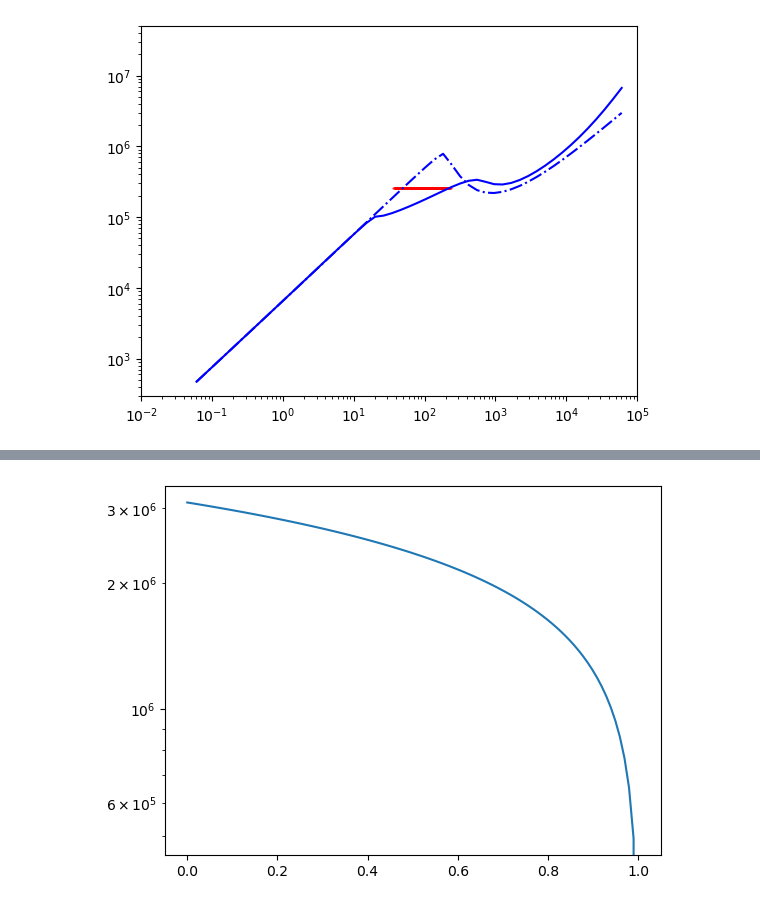
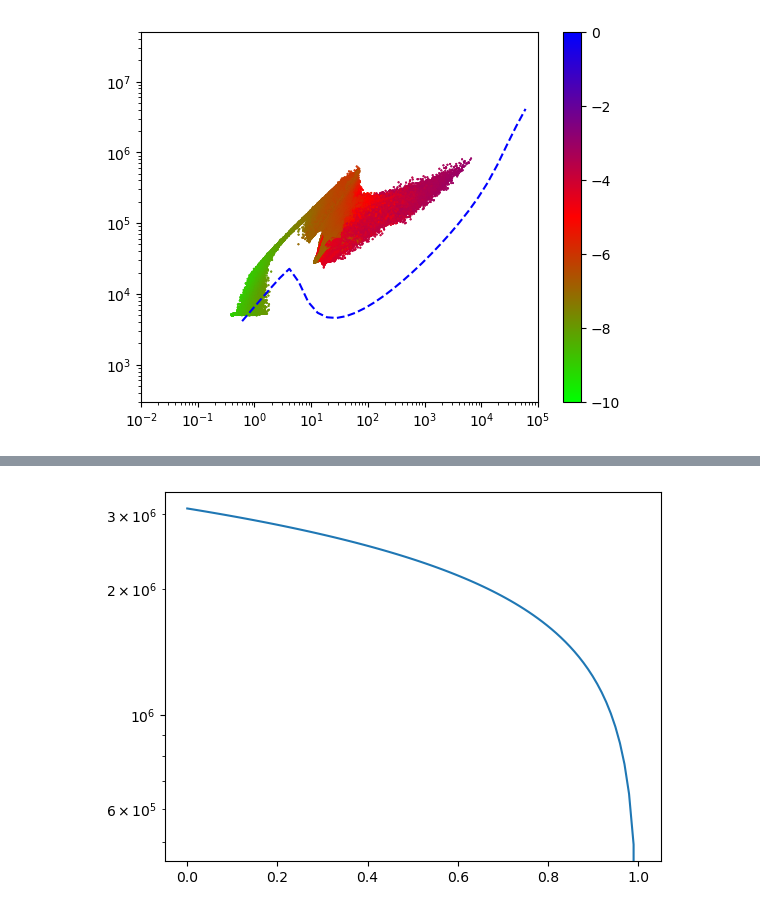
Before and after one commit to maedarn/code_tohoku, a Jupyter notebook: py/n-P-diagram_h5.ipynb, the cells around one changed output, grey strips where cells are left out. Saved outputs shown, nothing was run; the diff lists cells and outputs as text; code cells hidden in the pictures.

```diff
--- a/py/n-P-diagram_h5.ipynb
+++ b/py/n-P-diagram_h5.ipynb
@@ -1,14 +1,23 @@
 # %%
-# encoding: utf-8
-
+# coding: UTF-8
+from PIL import Image
 import numpy as np
 import matplotlib.pyplot as plt
-from matplotlib.colors import LogNorm
 import h5py
+import csv
+import math
+import pandas as pd
+from matplotlib.backends.backend_pdf import PdfPages
+import matplotlib.animation as animation
+from matplotlib.animation import ArtistAnimation
+from sympy import *
+from sympy.codegen.cfunctions import log10
 
 #dir = '/Users/maedarn/Dropbox/analysis/low_metal/lmt_m4_v100_d100_old/'
-dir = '/Users/maedarn/Dropbox/analysis/low_metal/lmt_m4_v100_d100/'
-dir1 = '/Users/maedarn/Dropbox/code/code/Cooling_Kim/'
+dir = '/Users/maedarn/Dropbox/analysis/low_metal/lmt_m4/'
+#dir1 = '/Users/maedarn/Dropbox/code/code/Cooling_Kim/'
+dir1 = '/Users/maedarn/Dropbox/analysis/cooling/Kim/'
+dirD = '/Users/maedarn/Desktop/'
 im=128
 jm=128
 km=128
@@ -16,30 +25,36 @@ num=18
 nstep = 20
 #itime = 1
 #ftime = 104
-itime = 1
-ftime = 1
+itime = 130
+ftime = 130
 timejump=1
 #folder1="Phiwv"  #+ str(np.int(sample_frequency))
 #older2="Phiexa"  #+ str(np.int(sample_frequency))
 
 ci=51
 cj=29+2+6
-cf90 = open(dir1+'Thermal_bialyl_Z10m4_md_mid.dat', 'rb')
+cf90 = open(dir1+'Thermal_bialym_Z10m4_md_mid.dat', 'rb')
+#cf90 = open(dir1+'Thermal_intm2_md_mid.dat', 'rb')
 cary = np.fromfile(cf90, np.float64, count=ci*cj)
 cuvhpy = cary.reshape(cj, ci, order='F')
 cT         =cuvhpy[1,:]
 cndtotl =cuvhpy[12,:]
 
-df90 = open(dir1+'Thermal_bialyk_Z10m4_md_mid.dat', 'rb')
+ci=31
+cj=29
+#df90 = open(dir1+'Thermal_bialym_Z10m2_md_mid.dat', 'rb')
+df90 = open(dir1+'Thermal_intm2_l_mid.dat', 'rb')
 dary = np.fromfile(df90, np.float64, count=ci*cj)
 duvhpy = dary.reshape(cj, ci, order='F')
 dT         =duvhpy[1,:]
 dndtotl =duvhpy[12,:]
+dG0 =duvhpy[0,:]/1.27
 
-ef90 = open(dir1+'Thermal_bialym_Z10m4_md_mid.dat', 'rb')
+#ef90 = open(dir1+'Thermal_bialym_Z10m2_md_mid.dat', 'rb')
+ef90 = open(dir1+'Thermal_intm2_md_mid.dat', 'rb')
 eary = np.fromfile(ef90, np.float64, count=ci*cj)
-euvhpy = eary.reshape(cj, ci, order='F')
-eT         =euvhpy[1,:]
+euvhpy  =eary.reshape(cj, ci, order='F')
+eT      =euvhpy[1,:]
 endtotl =euvhpy[12,:]
 
 #fig, ax = plt.subplots()
@@ -49,14 +64,25 @@ fig = plt.figure()
 ax = fig.add_subplot(1,1,1)
 for i in range(itime,ftime +1,timejump): #最後は含まない
 #h5file1 = h5py.File(dir1+'NAllHDF'+"%03.f"%(i)+'.h5',"r")
-    with h5py.File(dir+'wHDFALL'+"%03.f"%(i)+'.h5',"r")as f:
+    with h5py.File(dir+'zHDFALL'+"%03.f"%(i)+'.h5',"r")as f:
         RHO  = f["RHO/RHO"]
         Vx  = f["V/VX"]
         Vy  = f["V/VY"]
         Vz  = f["V/VZ"]
         P = f["P/P"]
+        #RHO_1D = np.reshape(G0, (im*jm*km))
+        #P_1D = np.reshape(P, (im*jm*km))
+        #x1=G0_1D/1.27
+        #y1=slice5*116.0
+        #y1=P_1D*116.0*1.27
+
+
+        nH2 = f["RHO-h2/RHO-h2"]
+
         RHO_1D = np.reshape(RHO, (im*jm*km))
         P_1D = np.reshape(P, (im*jm*km))
+        nH2_1D= np.reshape(nH2, (im*jm*km))
+        nH2_1Df = np.log10(nH2_1D*1.27/RHO_1D)
         x1=RHO_1D/1.27
         #y1=slice5*116.0
         y1=P_1D*116.0*1.27
@@ -72,36 +98,39 @@ for i in range(itime,ftime +1,timejump): #最後は含まない
     x = np.arange(1, 6)
     #x10=10.0**x
     #y = 50*x + 1
 
 
     #ax.set_xlabel('n')  # x軸ラベル
     #ax.set_ylabel('p/k_{B}')  # y軸ラベル
     #ax.set_title(r'$\sin(x)$ and $\cos(x)$') # グラフタイトル
     # ax.set_aspect('equal') # スケールを揃える
     #ax.grid()            # 罫線
     #plt.yscale('log')
     #plt.xscale('log')
     #plt.plot(10.0**x, 50*10.0**x*0.1,color='blue')
     #matplotlib.pyplot.scatter
-    plt.plot(cndtotl, cT*cndtotl*1000.0 ,color='blue',linestyle='solid')
-    #plt.plot(dndtotl, dT*dndtotl*1000.0 ,color='blue',linestyle='dashed')
-    plt.plot(endtotl, eT*dndtotl*1000.0 ,color='blue',linestyle='dashdot')
-    plt.scatter(x1, y1, s=0.2,color='red')# norm=LogNorm())#, s=20)#, c=None, marker='o', cmap=None, norm=None,vmin=None, vmax=None, alpha=None, linewidths=None,verts=None, edgecolors=None, hold=None, data=None,**kwargs)
+    #plt.plot(cndtotl, cT*cndtotl*1000.0 ,color='blue',linestyle='solid')
+    plt.plot(dndtotl, dT*dndtotl*1000.0 ,color='blue',linestyle='dashed')
+    #plt.plot(endtotl, eT*dndtotl*1000.0 ,color='blue',linestyle='dashdot')
+    #plt.scatter(x1, y1, s=0.2,color='red')
+    plt.scatter(x1, y1, c=nH2_1Df, vmin=-10, vmax=0, cmap='brg_r', s=0.2)# norm=LogNorm())#, s=20)#, c=None, marker='o', cmap=None, norm=None,vmin=None, vmax=None, alpha=None, linewidths=None,verts=None, edgecolors=None, hold=None, data=None,**kwargs)
+    mappable = plt.scatter(x1, y1, c=nH2_1Df, vmin=-10, vmax=0, cmap='brg_r', s=0.2)
+    fig.colorbar(mappable)
     ax.set_yscale('log')  # y軸をlogスケールで描く
     ax.set_xscale('log')  # x軸をlogスケールで描く
     ax.set_xlim([0.01, 100000]) # x方向の描画範囲を指定
     ax.set_ylim([300, 50000000])    # y方向の描画範囲を指定
     #p = plt.plot(data01,data02, "black", linestyle='dashed') # normal way
     #ax.plot(t, y1, color=c1, label=l1)
     #ax.plot(t, y2, color=c2, label=l2)
     #ax.plot(t, y3, color=c3, label=l3)
     #ax.plot(t, y4, color=c4, label=l4)
     #ax.legend(loc=0)    # 凡例
     #fig.tight_layout()  # レイアウトの設定
-    plt.savefig(dir+'hoge.png',transparent=True) # 画像の保存
+    plt.savefig(dirD+'hoge.png',transparent=True) # 画像の保存
     plt.show()
 
 
     #plt.savefig("foo.png")
 # %% [output]
-[figure, old version]
+[figure, new version]
```
Also changed, not shown: parts of 6 cells of this notebook, 43 other files.
